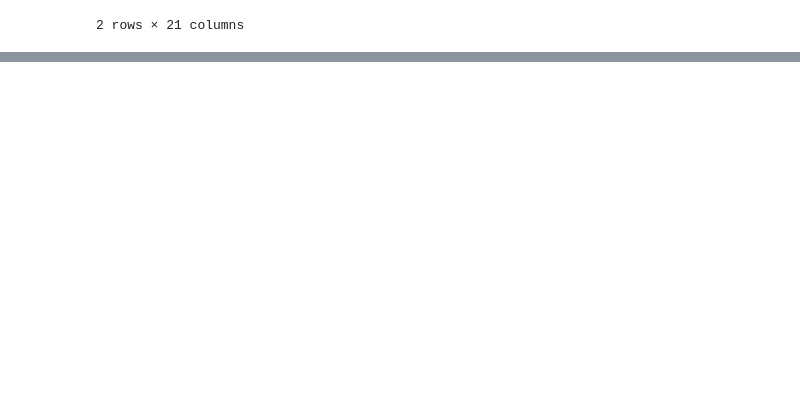
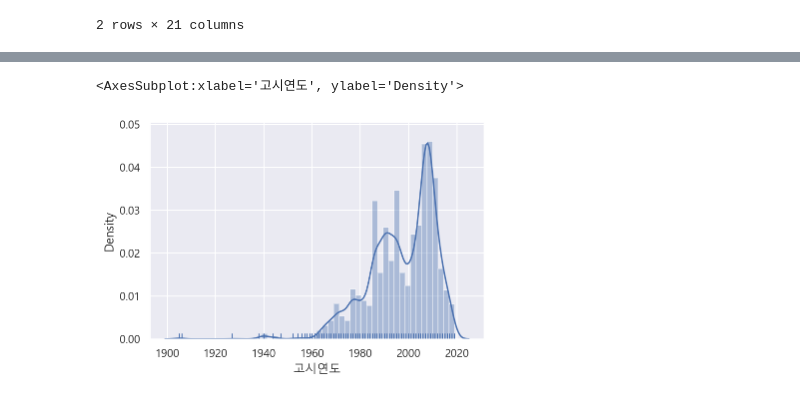
Before and after one commit to pmj3590/inflearn_opendata, a Jupyter notebook: park.ipynb, the cells around one changed output, grey strips where cells are left out. Drawn from its saved outputs; the diff is of its cells as text; code cells hidden in the pictures; blank space fills up the shorter version.

```diff
--- a/park.ipynb
+++ b/park.ipynb
@@ -351,0 +354,5 @@ df[(df["경도"] > 132) | (df["위도"] < 32)]
+# %%
+# 지정고시일 데이터 타입 확인하고, 데이터 타입을 datetime형태로 변경
+df["지정고시일"].head(1)
+df["지정고시일"]=pd.to_datetime(df["지정고시일"])
+df["지정고시일"].head(1)
@@ -351,0 +362,5 @@ df[(df["경도"] > 132) | (df["위도"] < 32)]
+# %%
+# 고시연도와 고시월을 지정고시일에서 추출한 후 파생변수 만들기
+df["고시연도"]=df["지정고시일"].dt.year
+df["고시월"]=df["지정고시일"].dt.month
+df[["지정고시일", "고시연도", "고시월"]].head()
@@ -351,0 +385,7 @@ df[(df["경도"] > 132) | (df["위도"] < 32)]
+# %%
+# 고시연도의 분포를 displot으로 그리기
+# 이 때, 결측치가 있으면 오류가 나기 때문에 결측치 없는 데이터만 모아 그리기
+sns.distplot(df.loc[df["고시연도"].notnull(), "고시연도"], rug=True)
+# %% [output]
+<AxesSubplot:xlabel='고시연도', ylabel='Density'>
+[figure, added]
```
Also changed, not shown: parts of 20 cells of this notebook.
